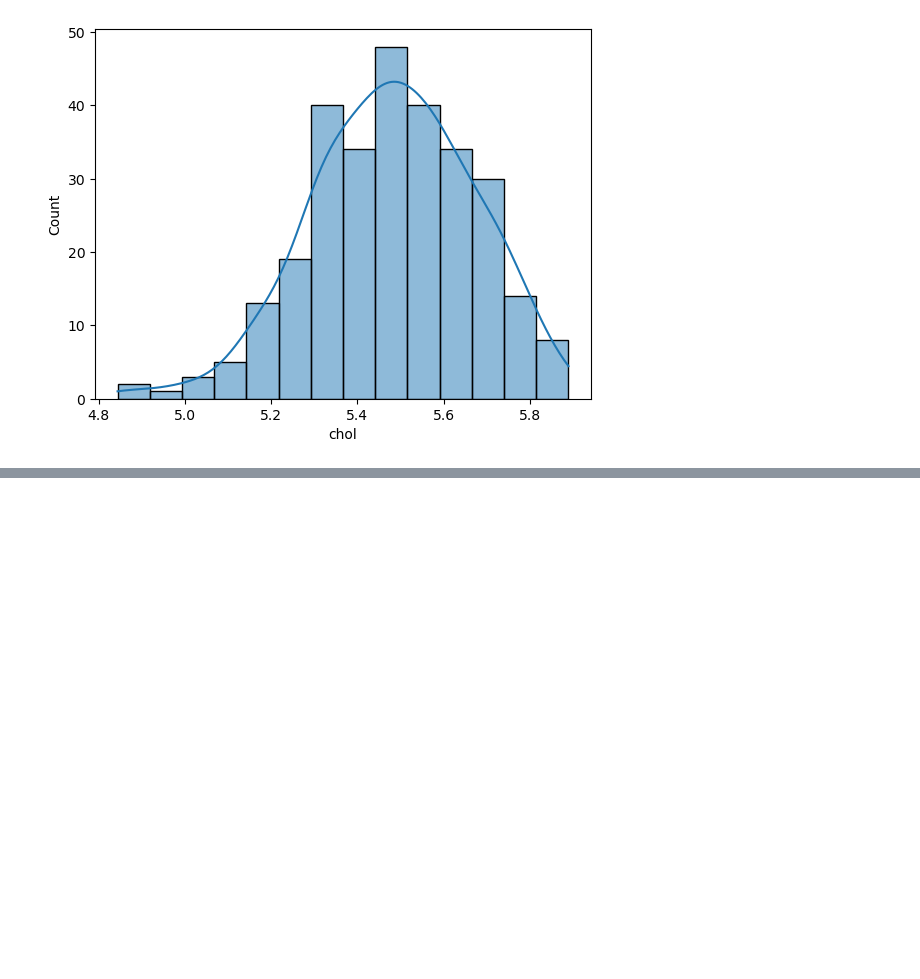
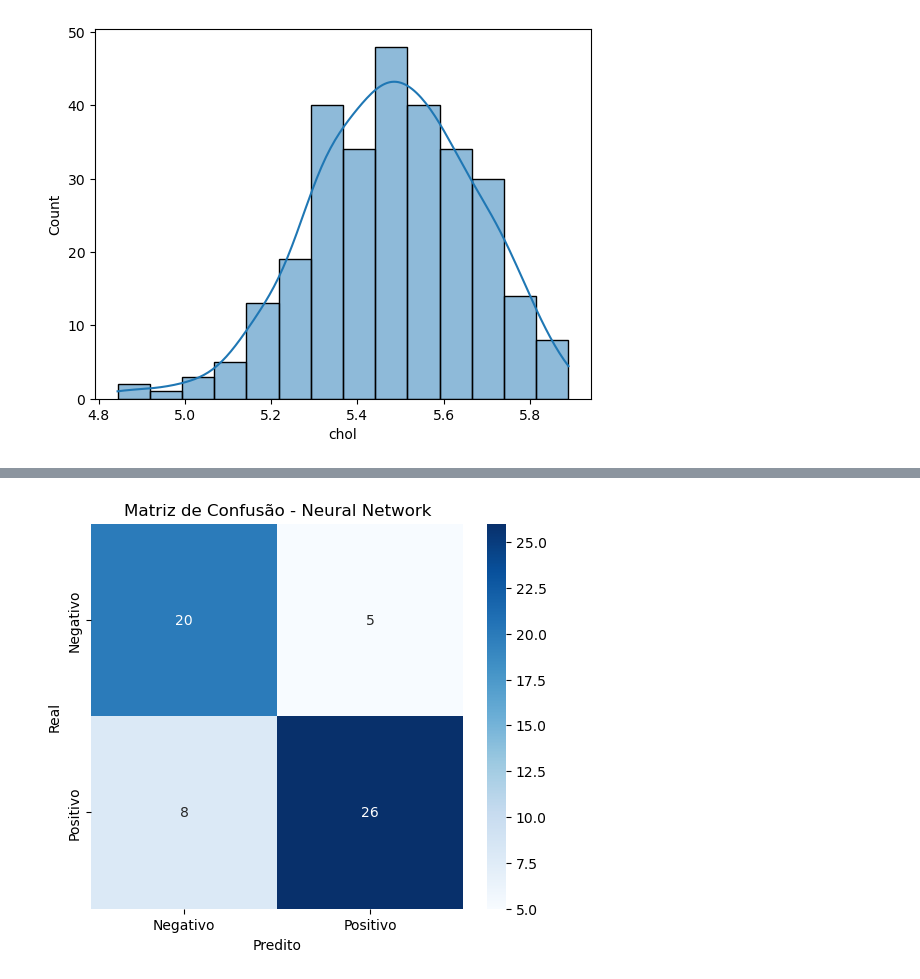
Before and after one commit to Andreza-S/IA-DOENCA-CARDIO, a Jupyter notebook: projeto.ipynb, the cells around one changed output, grey strips where cells are left out. Cells and saved outputs as stored; diff of their text form; code cells hidden in the pictures; blank space fills up the shorter version.

```diff
--- a/projeto.ipynb
+++ b/projeto.ipynb
@@ -520,0 +736,4 @@ Com isso, o conjunto de dados estará pronto para ser alimentado em um modelo de
+# %%
+# Exibindo os resultados
+results_df = pd.DataFrame(results).T
+results_df.sort_values(by="AUC-ROC", ascending=False)
@@ -520,0 +769,22 @@ Com isso, o conjunto de dados estará pronto para ser alimentado em um modelo de
+# %%
+from sklearn.metrics import confusion_matrix
+
+# Seleciona o melhor modelo
+best_model_name = results_df["AUC-ROC"].idxmax()
+best_model = best_models[best_model_name]
+
+# Faz a predição
+y_pred_best = best_model.predict(X_test)
+
+# Calcula a matriz de confusão
+conf_matrix = confusion_matrix(y_test, y_pred_best)
+
+# Plota a matriz de confusão
+plt.figure(figsize=(6, 5))
+sns.heatmap(conf_matrix, annot=True, fmt="d", cmap="Blues", xticklabels=["Negativo", "Positivo"], yticklabels=["Negativo", "Positivo"])
+plt.xlabel("Predito")
+plt.ylabel("Real")
+plt.title(f"Matriz de Confusão - {best_model_name}")
+plt.show()
+# %% [output]
+[figure, added]
```
Also changed, not shown: parts of 23 cells of this notebook.
